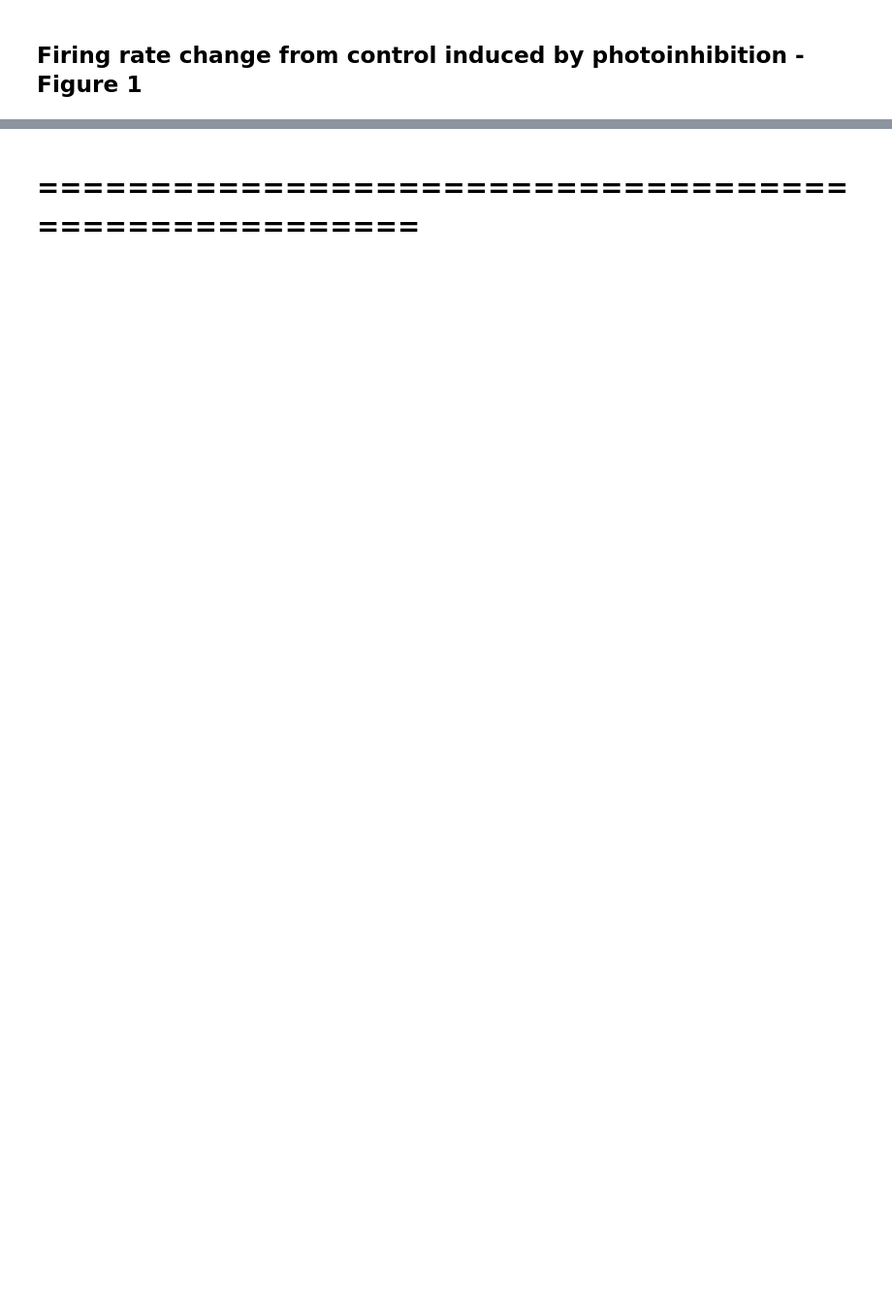
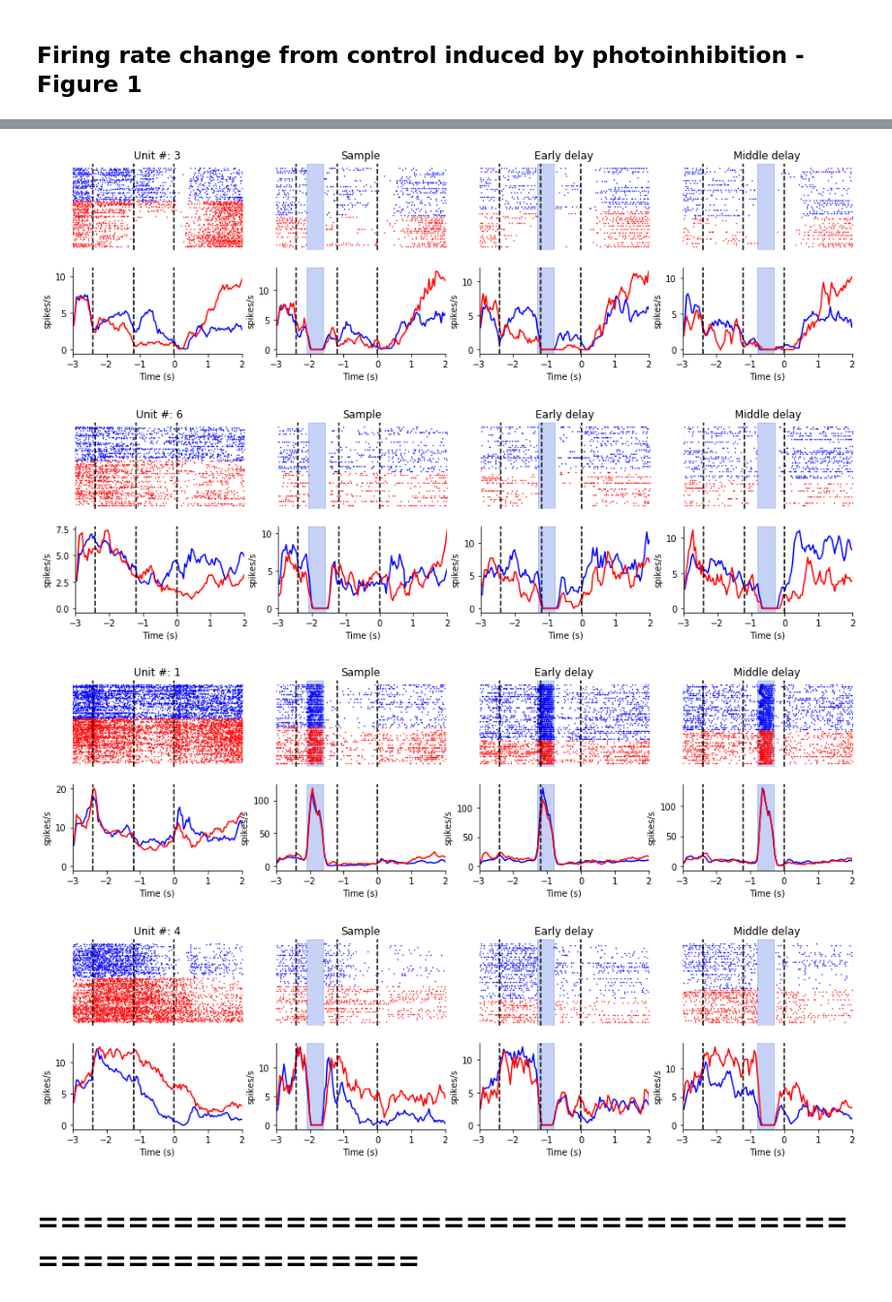
Before and after one commit to ttngu207/Li-2015a, a Jupyter notebook: notebooks/Li-Daie-2016-Demo.ipynb, the cells around one changed output, grey strips where cells are left out. Shown: that part at 97% size. Cells and saved outputs as stored; diff of their text form; code cells hidden in the pictures; blank space fills up the shorter version.

Commit message:
adjust/improve plottings

```diff
--- a/notebooks/Li-Daie-2016-Demo.ipynb
+++ b/notebooks/Li-Daie-2016-Demo.ipynb
@@ -57,3 +68,19 @@ unit_characteristic_plot.plot_psth_photostim_effect(units, ['left_alm', 'middle_
+# %%
+unit_keys = (units & experiment.PhotostimEvent).fetch('KEY')
+# %%
+for unit in [unit_keys[k] for k in [2, 5, 12, 15]]:
+    fig, axes = plt.subplots(2, 4, figsize=(16,4))
+    for axs, kw, title in zip(axes.T, (['good_noearlylick_', '_hit'], ['left_alm', 'sample'],
+                              ['left_alm', 'early_delay'], ['left_alm', 'middle_delay']),
+                             ('', 'Sample', 'Early delay', 'Middle delay')):
+        unit_psth.plot_unit_psth(unit, condition_name_kw=kw, axs=axs)
+        if title:
+            axs[0].set_title(title)
+# %% [output]
+[figure, added]
+[figure, added]
+[figure, added]
+[figure, added]
 # %% [markdown]
 # =====================================================
 # %%
```
Also changed, not shown: parts of 7 cells of this notebook, 6 other files.
